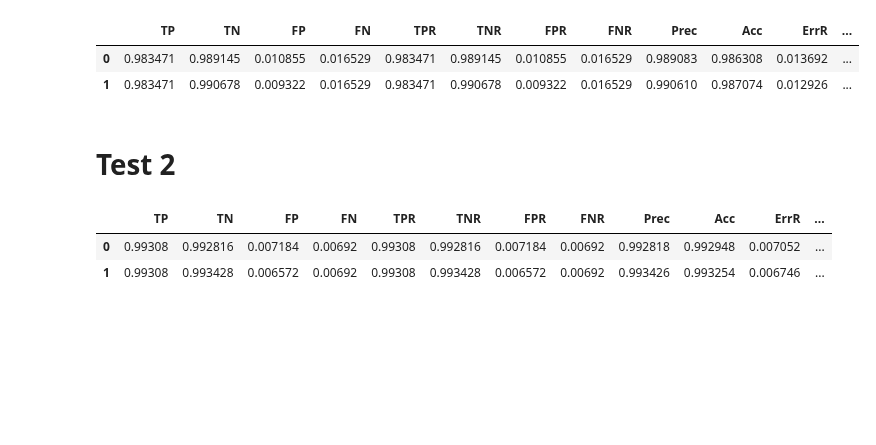
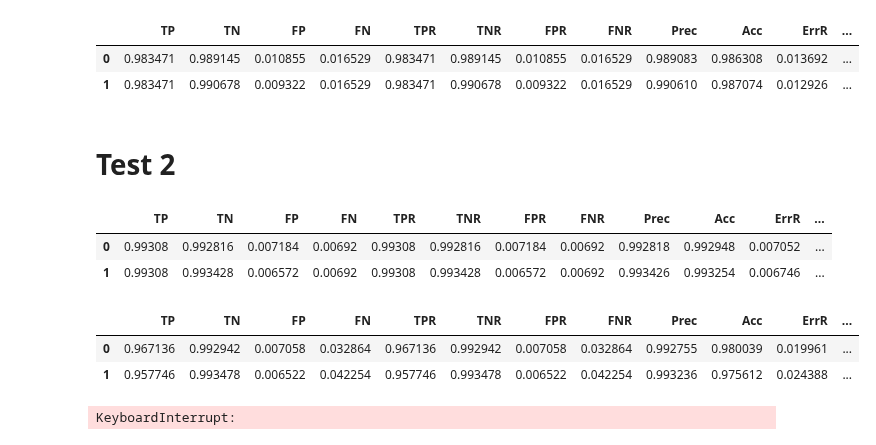
Before and after one commit to mgendr/CTU_13_Supervision_Des_Systemes, a Jupyter notebook: Find_Anomaly_thresh.ipynb, the cells around one changed output. Cells and saved outputs as stored; diff of their text form; code cells hidden in the pictures; blank space fills up the shorter version.

```diff
--- a/Find_Anomaly_thresh.ipynb
+++ b/Find_Anomaly_thresh.ipynb
@@ -402,8 +405,8 @@ metrics_df_test
 |  | TP | TN | FP | FN | TPR | TNR | FPR | FNR | Prec | Acc | ErrR | ... |
 | 0 | 0.983471 | 0.989145 | 0.010855 | 0.016529 | 0.983471 | 0.989145 | 0.010855 | 0.016529 | 0.989083 | 0.986308 | 0.013692 | ... |
 | 1 | 0.983471 | 0.990678 | 0.009322 | 0.016529 | 0.983471 | 0.990678 | 0.009322 | 0.016529 | 0.990610 | 0.987074 | 0.012926 | ... |
-# %% [markdown]
-# Test 2
+# %% [markdown]
+# Test 2
 # %%
 current_dataset = 1
 name_directory = "CTU-13-Dataset"
@@ -428,3 +431,49 @@ metrics_df_test
 |  | TP | TN | FP | FN | TPR | TNR | FPR | FNR | Prec | Acc | ErrR | ... |
 | 0 | 0.99308 | 0.992816 | 0.007184 | 0.00692 | 0.99308 | 0.992816 | 0.007184 | 0.00692 | 0.992818 | 0.992948 | 0.007052 | ... |
 | 1 | 0.99308 | 0.993428 | 0.006572 | 0.00692 | 0.99308 | 0.993428 | 0.006572 | 0.00692 | 0.993426 | 0.993254 | 0.006746 | ... |
+# %%
+current_dataset = 2
+name_directory = "CTU-13-Dataset"
+path = os.path.join(name_directory,str(current_dataset))
+datafile_name = [i for i in os.listdir(path) if i.endswith(".binetflow") ][0]
+df_test = pd.read_csv(os.path.join(path,datafile_name))
+df_test = preprocess_df(df_test)
+
+list_botnets_test = list(df_test[df_test.Label.str.contains("Botnet")].SrcAddr.unique())
+
+result = compute_anomalies_scores_for_windows(df_test, window = 5, step = 1)
+
+labelled_res_test =  label_data(result, list_botnets_test)
+
+met_test = compute_metrics(labelled_res_test,150)
+met_test_2 = compute_metrics(labelled_res_test,200)
+
+metrics_df_test = pd.DataFrame.from_records([met_test,met_test_2])
+metrics_df_test.rename(columns = {"tTP":"TP", "tTN":"TN", "tFP":"FP", "tFN":"FN"}, inplace = True)
+metrics_df_test
+# %% [output]
+|  | TP | TN | FP | FN | TPR | TNR | FPR | FNR | Prec | Acc | ErrR | ... |
+| 0 | 0.967136 | 0.992942 | 0.007058 | 0.032864 | 0.967136 | 0.992942 | 0.007058 | 0.032864 | 0.992755 | 0.980039 | 0.019961 | ... |
+| 1 | 0.957746 | 0.993478 | 0.006522 | 0.042254 | 0.957746 | 0.993478 | 0.006522 | 0.042254 | 0.993236 | 0.975612 | 0.024388 | ... |
+# %%
+current_dataset = 8
+name_directory = "CTU-13-Dataset"
+path = os.path.join(name_directory,str(current_dataset))
+datafile_name = [i for i in os.listdir(path) if i.endswith(".binetflow") ][0]
+df_test = pd.read_csv(os.path.join(path,datafile_name))
+df_test = preprocess_df(df_test)
+
+list_botnets_test = list(df_test[df_test.Label.str.contains("Botnet")].SrcAddr.unique())
+
+result = compute_anomalies_scores_for_windows(df_test, window = 5, step = 1)
+
+labelled_res_test =  label_data(result, list_botnets_test)
+
+met_test = compute_metrics(labelled_res_test,150)
+met_test_2 = compute_metrics(labelled_res_test,200)
+
+metrics_df_test = pd.DataFrame.from_records([met_test,met_test_2])
+metrics_df_test.rename(columns = {"tTP":"TP", "tTN":"TN", "tFP":"FP", "tFN":"FN"}, inplace = True)
+metrics_df_test
+# %% [output]
+KeyboardInterrupt:
```
Also changed, not shown: parts of 7 cells of this notebook.
